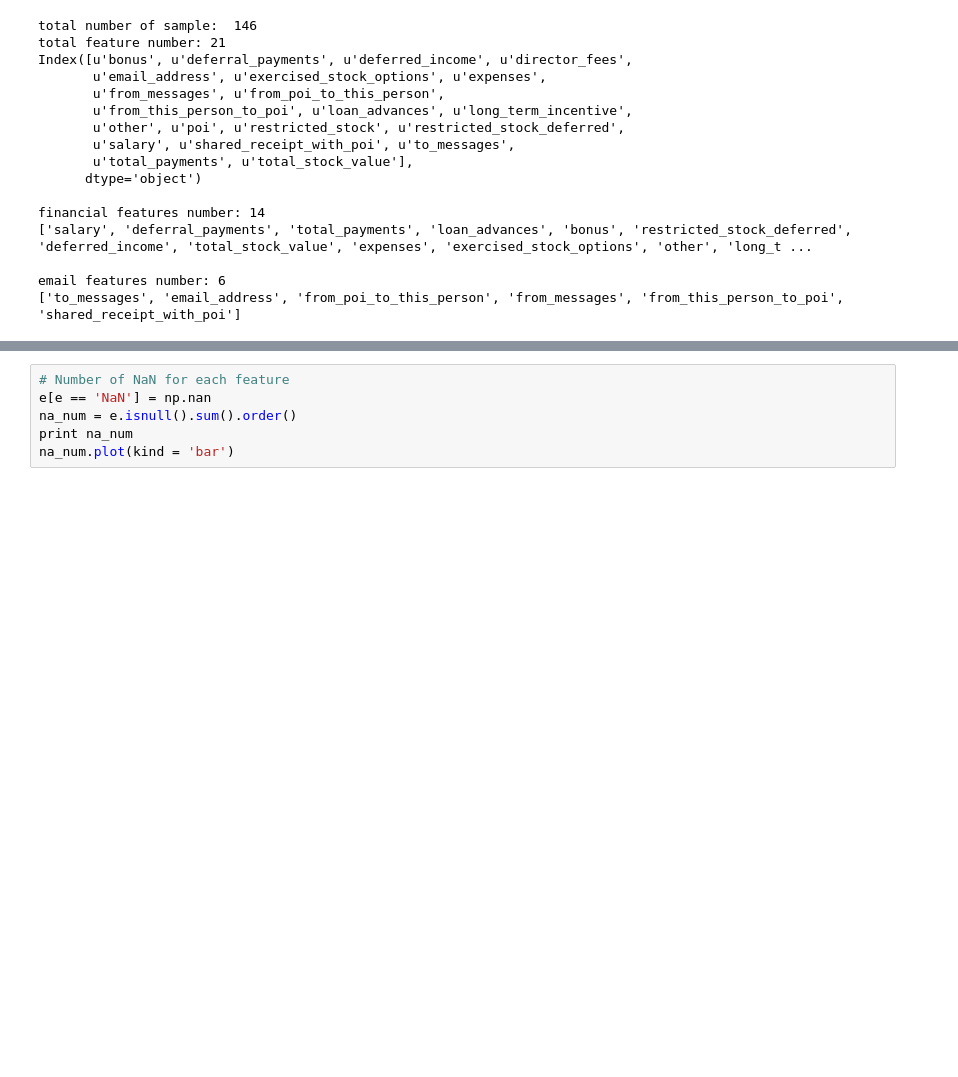
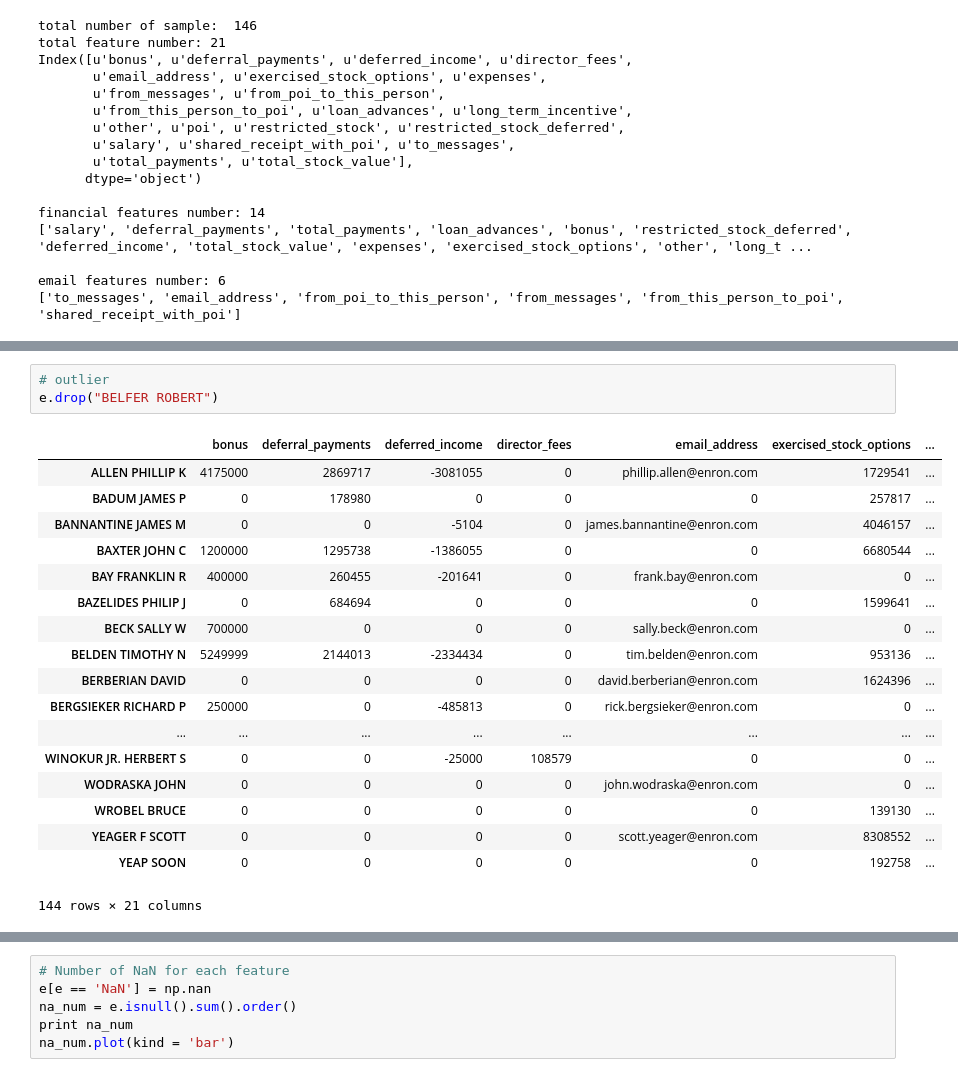
Before and after one commit to yangforbig/Udacity_Github, a Jupyter notebook: Data Analyst Nanodegree/P5 Identify Fraud from Enron Email/final_project/Enron dataset.ipynb, the cells around one changed output, grey strips where cells are left out. Saved outputs shown, nothing was run; the diff lists cells and outputs as text; blank space fills up the shorter version.

```diff
--- a/Data Analyst Nanodegree/P5 Identify Fraud from Enron Email/final_project/Enron dataset.ipynb
+++ b/Data Analyst Nanodegree/P5 Identify Fraud from Enron Email/final_project/Enron dataset.ipynb
@@ -58,0 +120,22 @@ email features number: 6
+# %%
+# outlier
+e.drop("BELFER ROBERT")
+# %% [output]
+|  | bonus | deferral_payments | deferred_income | director_fees | email_address | exercised_stock_options | ... |
+| ALLEN PHILLIP K | 4175000 | 2869717 | -3081055 | 0 | phillip.allen@enron.com | 1729541 | ... |
+| BADUM JAMES P | 0 | 178980 | 0 | 0 | 0 | 257817 | ... |
+| BANNANTINE JAMES M | 0 | 0 | -5104 | 0 | james.bannantine@enron.com | 4046157 | ... |
+| BAXTER JOHN C | 1200000 | 1295738 | -1386055 | 0 | 0 | 6680544 | ... |
+| BAY FRANKLIN R | 400000 | 260455 | -201641 | 0 | frank.bay@enron.com | 0 | ... |
+| BAZELIDES PHILIP J | 0 | 684694 | 0 | 0 | 0 | 1599641 | ... |
+| BECK SALLY W | 700000 | 0 | 0 | 0 | sally.beck@enron.com | 0 | ... |
+| BELDEN TIMOTHY N | 5249999 | 2144013 | -2334434 | 0 | tim.belden@enron.com | 953136 | ... |
+| BERBERIAN DAVID | 0 | 0 | 0 | 0 | david.berberian@enron.com | 1624396 | ... |
+| BERGSIEKER RICHARD P | 250000 | 0 | -485813 | 0 | rick.bergsieker@enron.com | 0 | ... |
+| ... | ... | ... | ... | ... | ... | ... | ... |
+| WINOKUR JR. HERBERT S | 0 | 0 | -25000 | 108579 | 0 | 0 | ... |
+| WODRASKA JOHN | 0 | 0 | 0 | 0 | john.wodraska@enron.com | 0 | ... |
+| WROBEL BRUCE | 0 | 0 | 0 | 0 | 0 | 139130 | ... |
+| YEAGER F SCOTT | 0 | 0 | 0 | 0 | scott.yeager@enron.com | 8308552 | ... |
+| YEAP SOON | 0 | 0 | 0 | 0 | 0 | 192758 | ... |
+144 rows × 21 columns
```
Also changed, not shown: parts of 30 cells of this notebook, 2 other files.
